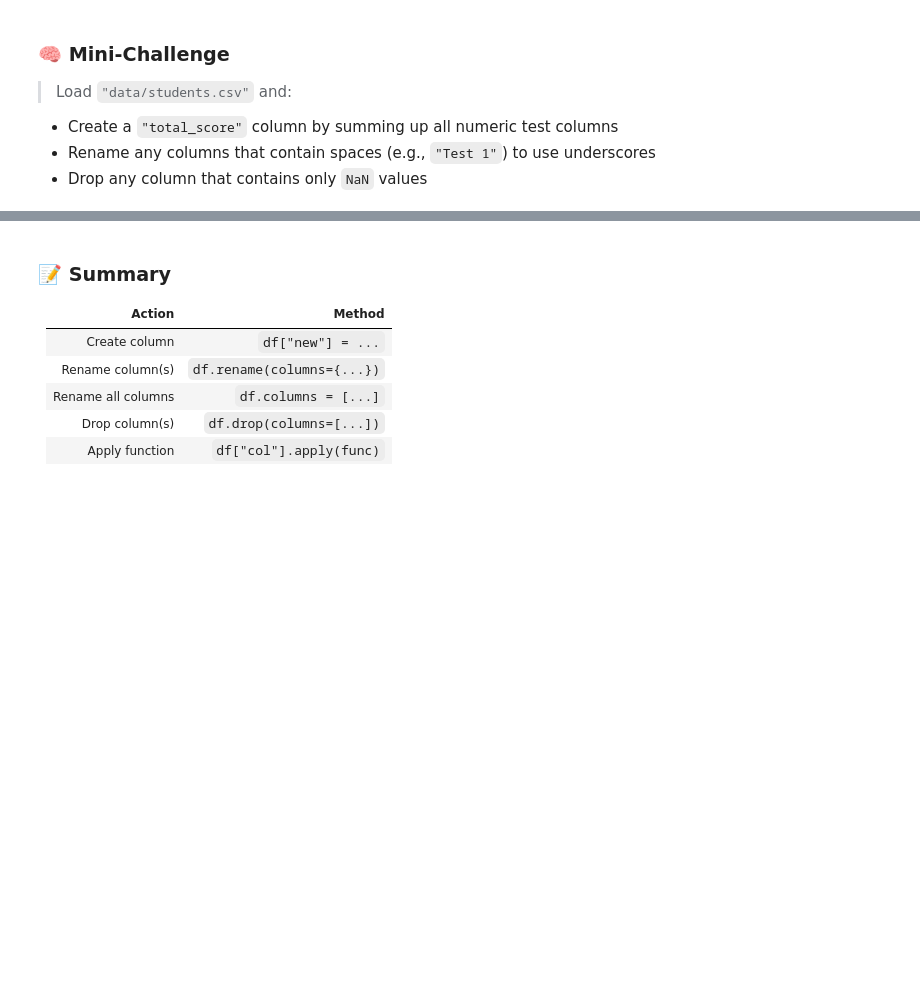
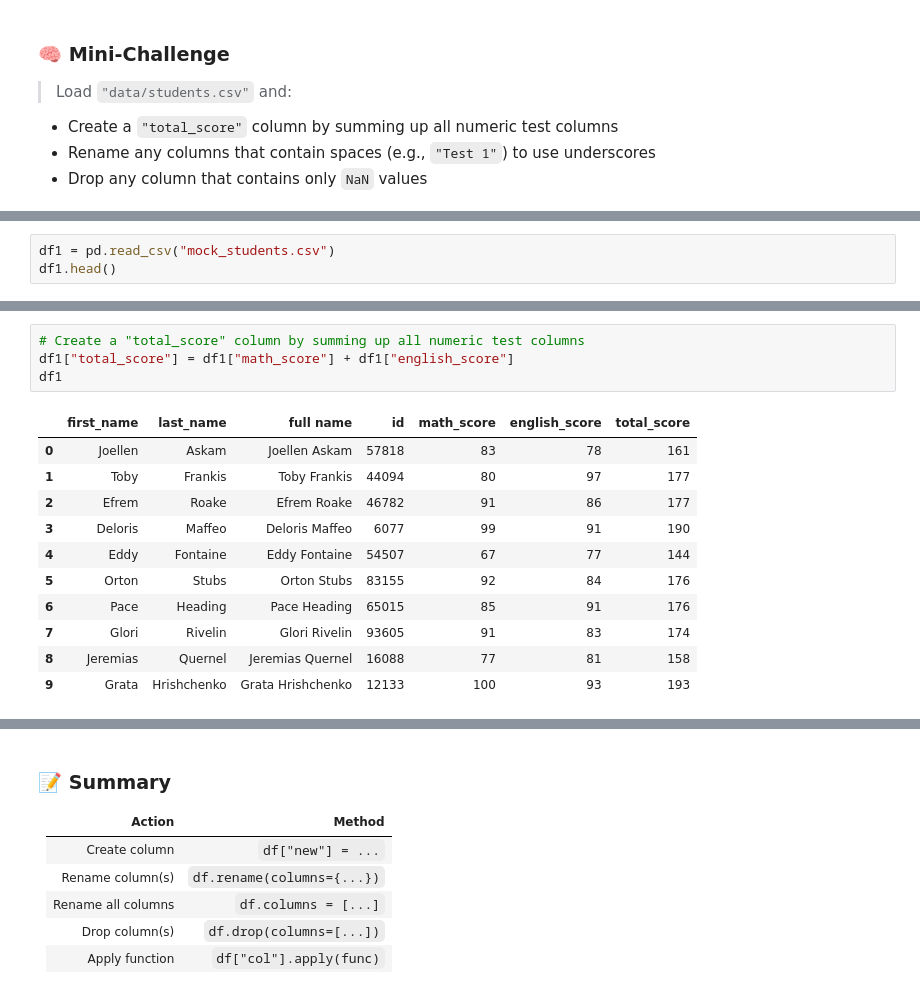
Before and after one commit to thaiyenphung/thaiyenphung-DataScience-2025, a Jupyter notebook: Completed/06-Working_with_Data/06-column_operations.ipynb, the cells around one changed output, grey strips where cells are left out. Saved outputs shown, nothing was run; the diff lists cells and outputs as text; blank space fills up the shorter version.

```diff
--- a/Completed/06-Working_with_Data/06-column_operations.ipynb
+++ b/Completed/06-Working_with_Data/06-column_operations.ipynb
@@ -139,0 +150,3 @@ print(df)
+# %%
+df1 = pd.read_csv("mock_students.csv")
+df1.head()
@@ -139,0 +160,16 @@ print(df)
+# %%
+# Create a "total_score" column by summing up all numeric test columns
+df1["total_score"] = df1["math_score"] + df1["english_score"]
+df1
+# %% [output]
+|  | first_name | last_name | full name | id | math_score | english_score | total_score |
+| 0 | Joellen | Askam | Joellen Askam | 57818 | 83 | 78 | 161 |
+| 1 | Toby | Frankis | Toby Frankis | 44094 | 80 | 97 | 177 |
+| 2 | Efrem | Roake | Efrem Roake | 46782 | 91 | 86 | 177 |
+| 3 | Deloris | Maffeo | Deloris Maffeo | 6077 | 99 | 91 | 190 |
+| 4 | Eddy | Fontaine | Eddy Fontaine | 54507 | 67 | 77 | 144 |
+| 5 | Orton | Stubs | Orton Stubs | 83155 | 92 | 84 | 176 |
+| 6 | Pace | Heading | Pace Heading | 65015 | 85 | 91 | 176 |
+| 7 | Glori | Rivelin | Glori Rivelin | 93605 | 91 | 83 | 174 |
+| 8 | Jeremias | Quernel | Jeremias Quernel | 16088 | 77 | 81 | 158 |
+| 9 | Grata | Hrishchenko | Grata Hrishchenko | 12133 | 100 | 93 | 193 |
```
Also changed, not shown: parts of 4 cells of this notebook.
